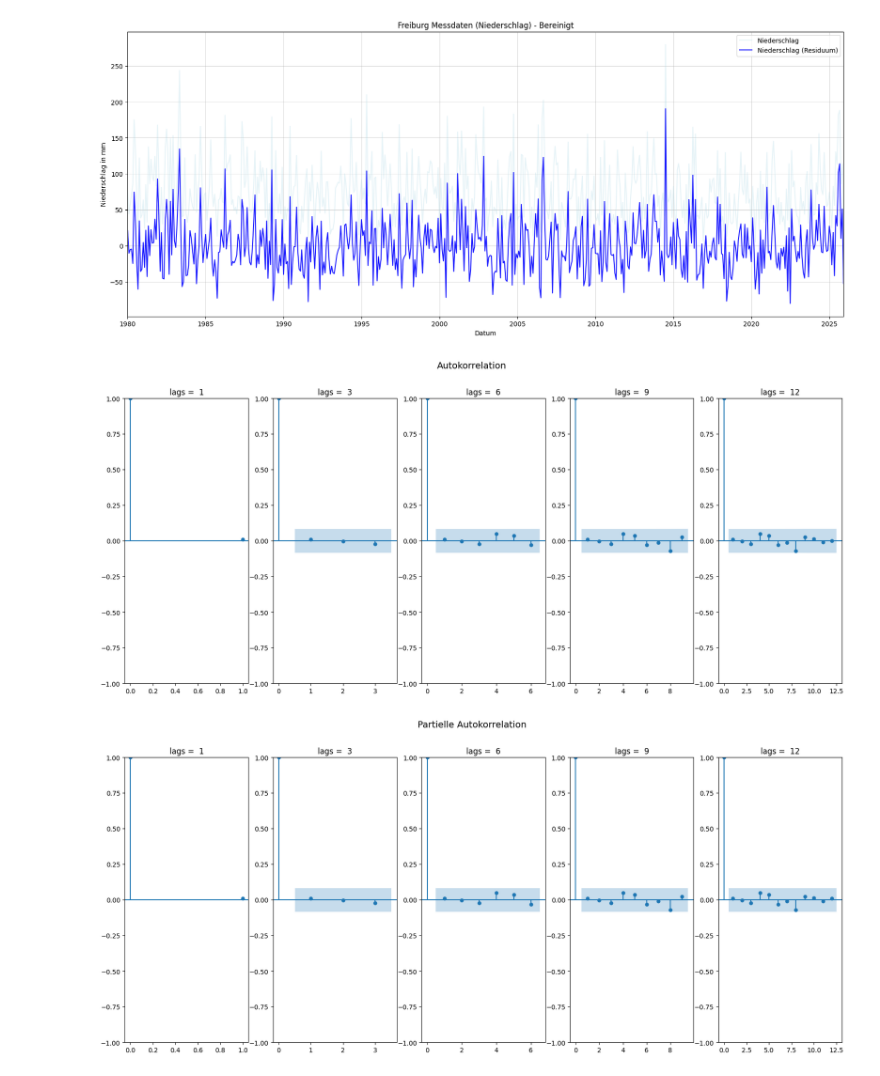
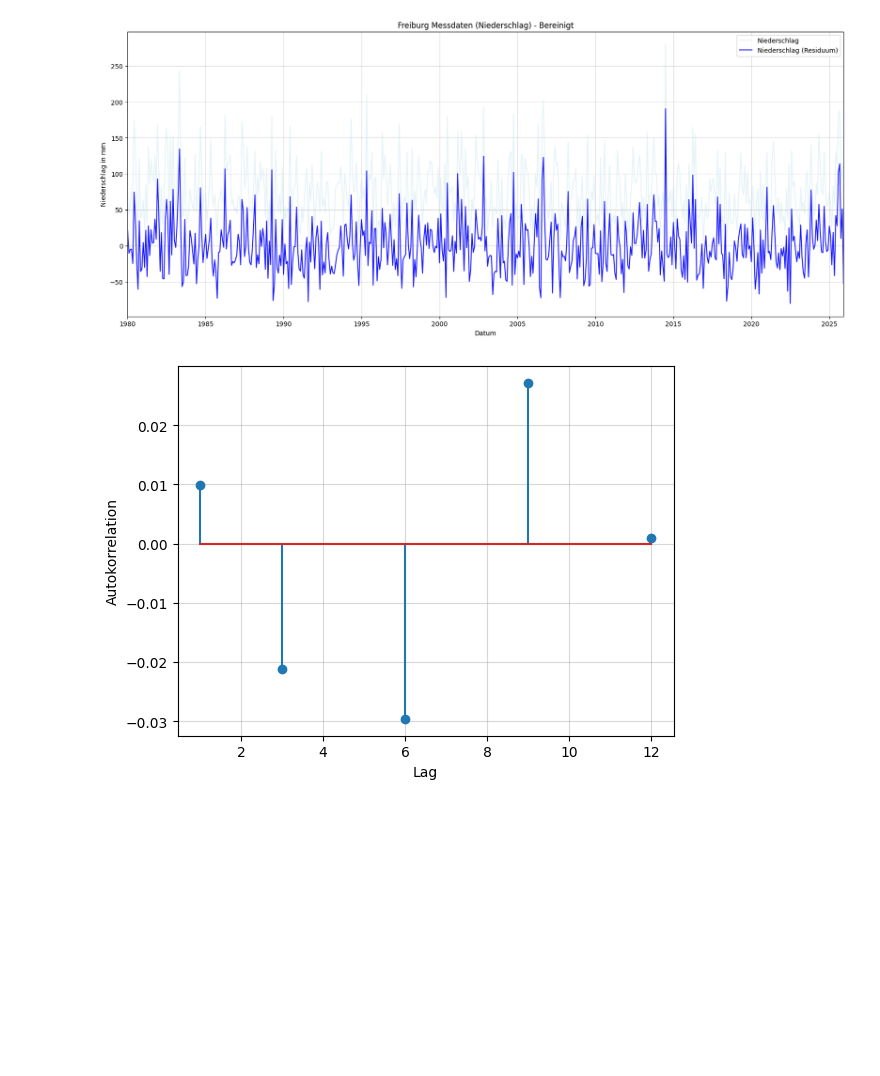
Before and after one commit to vasv1011/semester-3-projekte, a Jupyter notebook: Umweltmonitoring/Arbeitsblatt 3/plots.ipynb, the cells around one changed output. Cells and saved outputs as stored; diff of their text form; code cells hidden in the pictures; blank space fills up the shorter version.

```diff
--- a/Umweltmonitoring/Arbeitsblatt 3/plots.ipynb
+++ b/Umweltmonitoring/Arbeitsblatt 3/plots.ipynb
@@ -234,23 +234,15 @@ plt.show()
 [figure]
 # %%
 # Autokorrelation
+vals = acf(df["resid"].dropna(), nlags=12)
 lags = [1, 3, 6, 9, 12]
 
-fig, ax = plt.subplots(1, len(lags), figsize=(20, 8))
-for index, lag in enumerate(lags):
-    plot_acf(df["resid"].dropna(), lags=lag, ax=ax[index])
-    ax[index].set_title(f"lags =  {lag}")
-fig.suptitle("Autokorrelation", fontsize=14)
+plt.stem(lags, [vals[lag] for lag in lags])
+plt.xlabel("Lag")
+plt.ylabel("Autokorrelation")
+plt.grid(which="both", alpha=0.5)
 plt.show()
-
-fig, ax = plt.subplots(1, len(lags), figsize=(20, 8))
-for index, lag in enumerate(lags):
-    plot_pacf(df["resid"].dropna(), lags=lag, ax=ax[index])
-    ax[index].set_title(f"lags =  {lag}")
-fig.suptitle("Partielle Autokorrelation", fontsize=14)
-plt.show()
 # %% [output]
-[figure, old version]
+[figure, new version]
-[figure, removed]
 # %%
 # TODO
```
Also changed, not shown: parts of 2 cells of this notebook.
